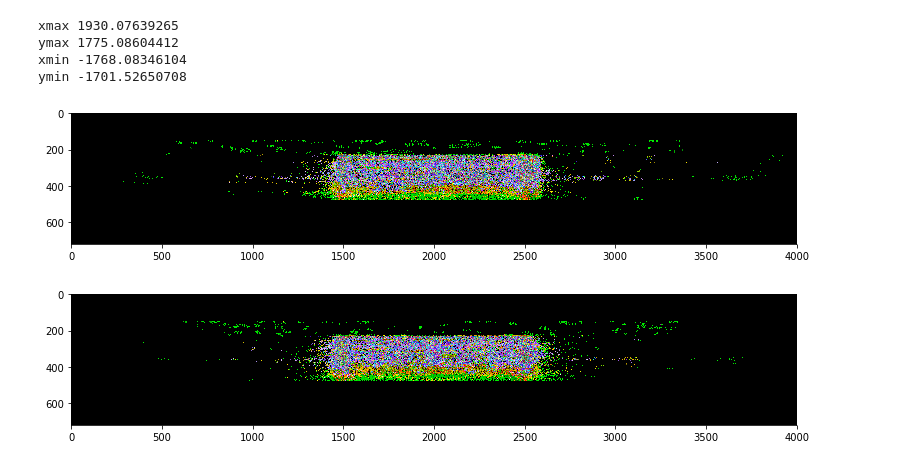
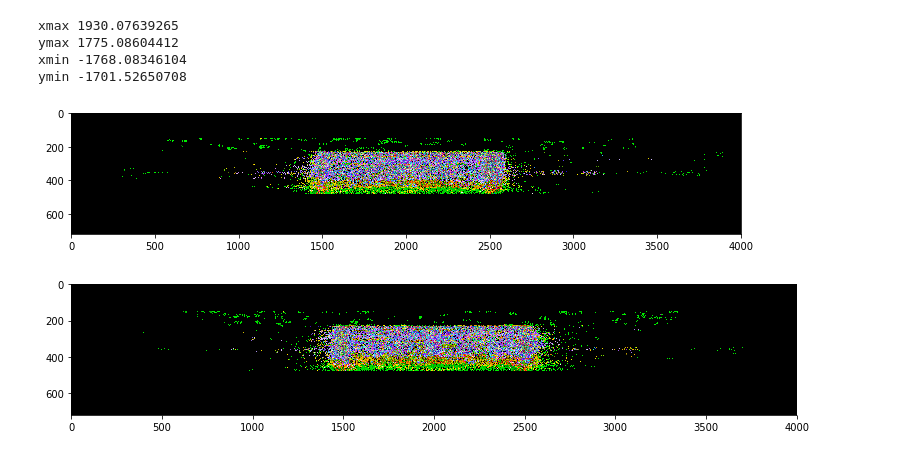
Before and after one commit to ongchinkiat/realsense-d435, a Jupyter notebook: d435-analysis-848.ipynb, the cells around one changed output. Saved outputs shown, nothing was run; the diff lists cells and outputs as text; code cells hidden in the pictures.

```diff
--- a/d435-analysis-848.ipynb
+++ b/d435-analysis-848.ipynb
@@ -303,17 +303,17 @@ ymin -1701.52650708
 # %%
 x_view_clip = np.zeros((720,4000,3), dtype=float)
 np.clip(x_view, 0, 255, out=x_view_clip)
 
 y_view_clip = np.zeros((720,4000,3), dtype=float)
 np.clip(y_view, 0, 255, out=y_view_clip)
 
-fig = plt.figure(figsize=(13, 13))
+fig = plt.figure(figsize=(12, 12))
 plt.imshow(x_view[:,:,:])
 plt.show()
 
 fig = plt.figure(figsize=(13, 13))
 plt.imshow(y_view[:,:,:])
 plt.show()
 # %% [output]
-[figure, old version]
+[figure, new version]
 [figure]
```
